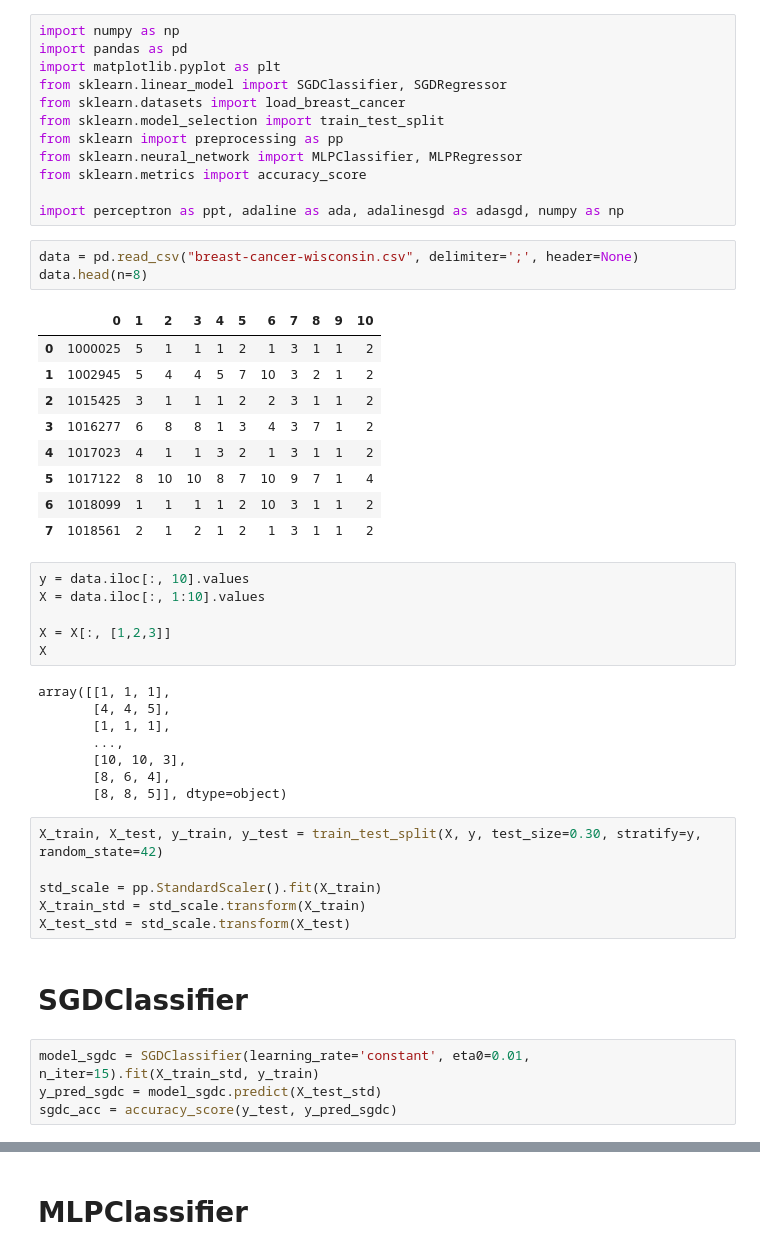
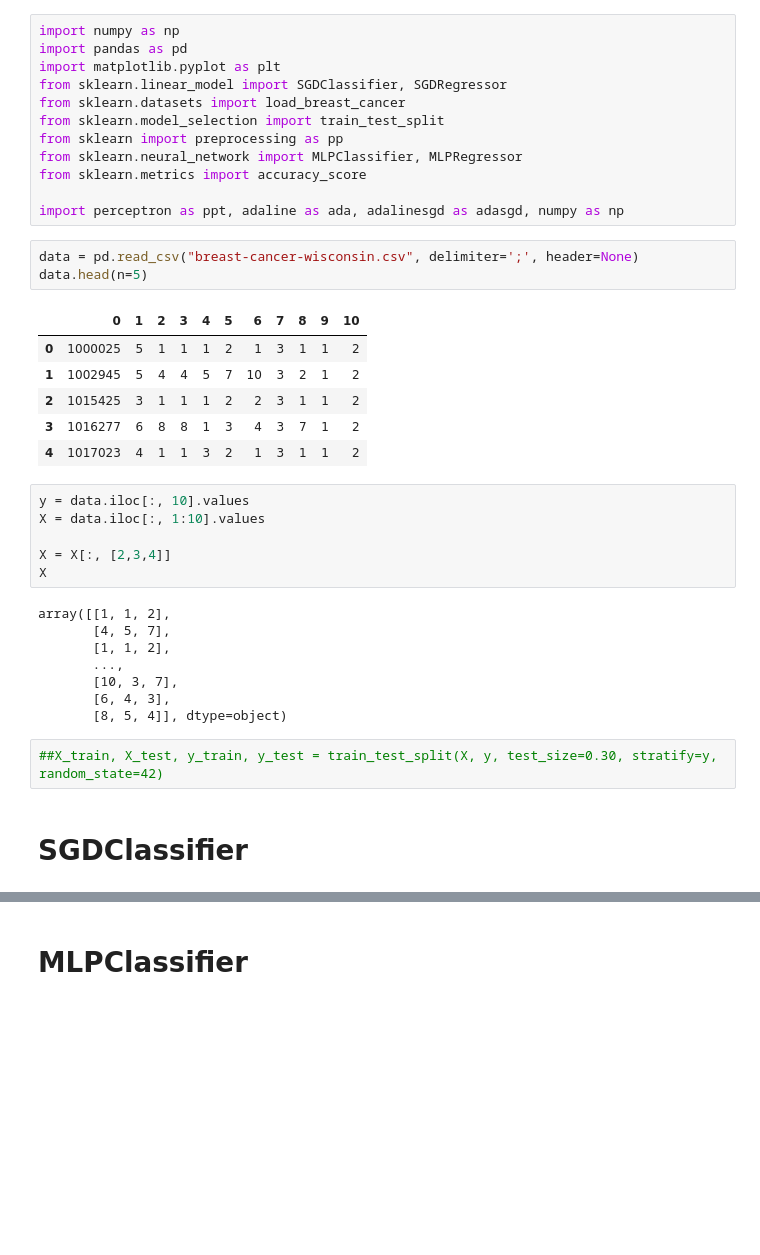
Before and after one commit to yaagocruuz/Topicos3, a Jupyter notebook: Lista 1.ipynb, the cells around one changed output, grey strips where cells are left out. Drawn from its saved outputs; the diff is of its cells as text; blank space fills up the shorter version.

```diff
--- a/Lista 1.ipynb
+++ b/Lista 1.ipynb
@@ -12,40 +12,29 @@ from sklearn.metrics import accuracy_score
 import perceptron as ppt, adaline as ada, adalinesgd as adasgd, numpy as np
 # %%
 data = pd.read_csv("breast-cancer-wisconsin.csv", delimiter=';', header=None)
-data.head(n=8)
+data.head(n=5)
 # %% [output]
 |  | 0 | 1 | 2 | 3 | 4 | 5 | 6 | 7 | 8 | 9 | 10 |
 | 0 | 1000025 | 5 | 1 | 1 | 1 | 2 | 1 | 3 | 1 | 1 | 2 |
 | 1 | 1002945 | 5 | 4 | 4 | 5 | 7 | 10 | 3 | 2 | 1 | 2 |
 | 2 | 1015425 | 3 | 1 | 1 | 1 | 2 | 2 | 3 | 1 | 1 | 2 |
 | 3 | 1016277 | 6 | 8 | 8 | 1 | 3 | 4 | 3 | 7 | 1 | 2 |
 | 4 | 1017023 | 4 | 1 | 1 | 3 | 2 | 1 | 3 | 1 | 1 | 2 |
-| 5 | 1017122 | 8 | 10 | 10 | 8 | 7 | 10 | 9 | 7 | 1 | 4 |
-| 6 | 1018099 | 1 | 1 | 1 | 1 | 2 | 10 | 3 | 1 | 1 | 2 |
-| 7 | 1018561 | 2 | 1 | 2 | 1 | 2 | 1 | 3 | 1 | 1 | 2 |
 # %%
 y = data.iloc[:, 10].values
 X = data.iloc[:, 1:10].values
 
-X = X[:, [1,2,3]]
+X = X[:, [2,3,4]]
 X
 # %% [output]
-array([[1, 1, 1],
-       [4, 4, 5],
-       [1, 1, 1],
+array([[1, 1, 2],
+       [4, 5, 7],
+       [1, 1, 2],
        ...,
-       [10, 10, 3],
-       [8, 6, 4],
-       [8, 8, 5]], dtype=object)
+       [10, 3, 7],
+       [6, 4, 3],
+       [8, 5, 4]], dtype=object)
 # %%
-X_train, X_test, y_train, y_test = train_test_split(X, y, test_size=0.30, stratify=y, random_state=42)
-
-std_scale = pp.StandardScaler().fit(X_train)
-X_train_std = std_scale.transform(X_train)
-X_test_std = std_scale.transform(X_test)
+##X_train, X_test, y_train, y_test = train_test_split(X, y, test_size=0.30, stratify=y, random_state=42)
 # %% [markdown]
 # SGDClassifier
-# %%
-model_sgdc = SGDClassifier(learning_rate='constant', eta0=0.01, n_iter=15).fit(X_train_std, y_train)
-y_pred_sgdc = model_sgdc.predict(X_test_std)
-sgdc_acc = accuracy_score(y_test, y_pred_sgdc)
```
Also changed, not shown: parts of 10 cells of this notebook.
